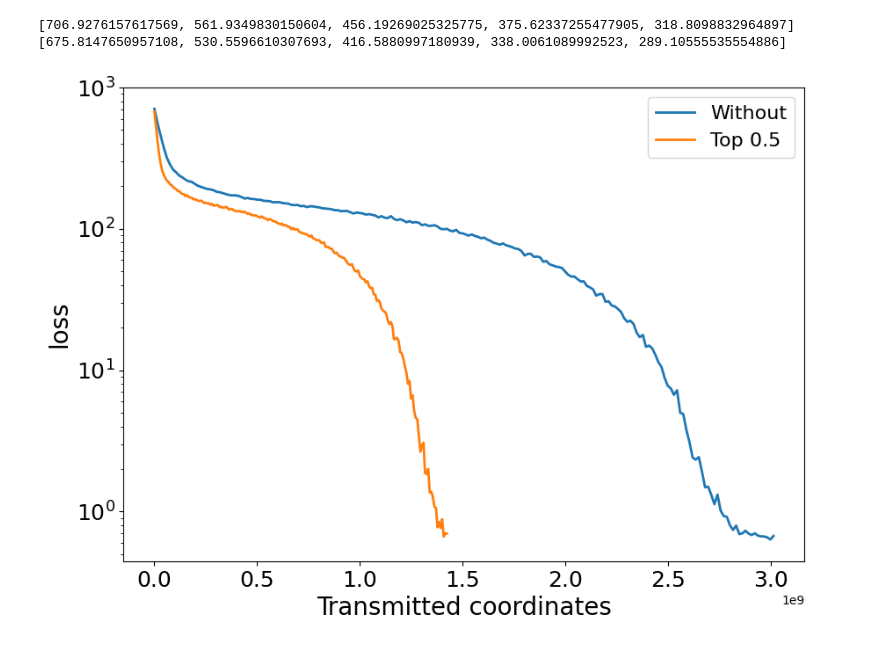
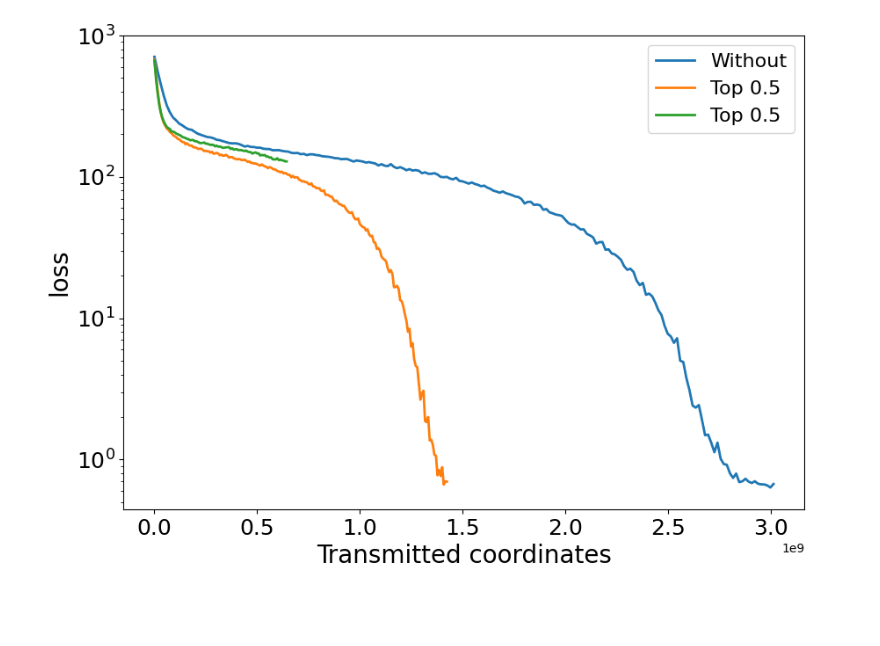
Before and after one commit to ndshaposhnik/compressionGraphics, a Jupyter notebook: nnGraphics.ipynb, the cells around one changed output. Saved outputs shown, nothing was run; the diff lists cells and outputs as text; code cells hidden in the pictures; blank space fills up the shorter version.

Commit message:
100 iterations of rand05

```diff
--- a/nnGraphics.ipynb
+++ b/nnGraphics.ipynb
@@ -4,33 +4,41 @@ import matplotlib.pyplot as plt
 # %%
 plt.figure(figsize=(10, 7))
 prefix = 'nn_exp_losses/'
 dimension = 15142970
 experiments = ['top_05.csv', 'without_compression.csv']
 
 with open('nn_exp_losses/without_compression.txt', "r") as f:
     data = list(map(float, f.readlines()))
     plt.semilogy(
         [dimension * k for k in range(len(data))],
         data,
         label='Without',
         linewidth=2
     )
 
 with open('nn_exp_losses/top05/loss_history.txt', "r") as f:
     data = list(map(float, f.readlines()))
     plt.semilogy(
         [dimension * k // 2 for k in range(len(data))],
         data,
         label='Top 0.5',
         linewidth=2
     )
 
+with open('nn_exp_losses/rand05/loss_history.txt', "r") as f:
+    data = list(map(float, f.readlines()))
+    plt.semilogy(
+        [dimension * k // 2 for k in range(len(data))],
+        data,
+        label='Rand 0.5',
+        linewidth=2
+    )
+
+
 plt.legend(loc="best", fontsize=16)
 plt.xlabel(r"Transmitted coordinates", fontsize=20)
 plt.ylabel("loss", fontsize=20)
 plt.xticks(fontsize=18)
 _ = plt.yticks(fontsize=18)
 # %% [output]
-[706.9276157617569, 561.9349830150604, 456.19269025325775, 375.62337255477905, 318.8098832964897]
-[675.8147650957108, 530.5596610307693, 416.5880997180939, 338.0061089992523, 289.10555535554886]
-[figure, old version]
+[figure, new version]
```
Also changed, not shown: 2 other files.
